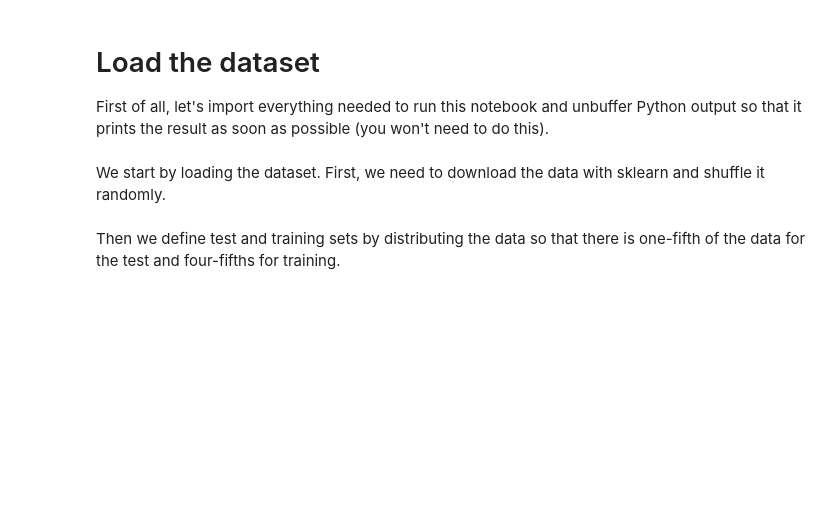
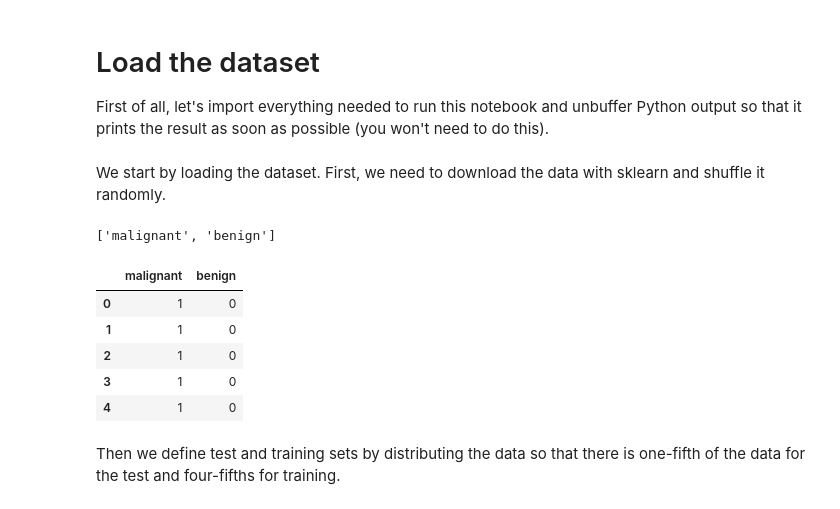
Before and after one commit to HES-XPLAIN/dimlpfidex, a Jupyter notebook: notebooks/breastCancerWisconsin.ipynb, the cells around one changed output. Drawn from its saved outputs; the diff is of its cells as text; code cells hidden in the pictures; blank space fills up the shorter version.

```diff
--- a/notebooks/breastCancerWisconsin.ipynb
+++ b/notebooks/breastCancerWisconsin.ipynb
@@ -84,7 +85,31 @@ sys.stdout = Unbuffered(sys.stdout)
 # %% [markdown]
 We start by loading the dataset. First, we need to download the data with sklearn and shuffle it randomly.
 # %%
-datas, classes = shuffle(datasets.load_breast_cancer().data, datasets.load_breast_cancer().target)
+# datas, classes = shuffle(load_breast_cancer().data, load_breast_cancer().target)
+
+dataset, classes = load_breast_cancer(return_X_y=True, as_frame=True)
+classesLabels = list(load_breast_cancer().target_names)
+print(classesLabels)
+
+
+classes = pd.get_dummies(classes, dtype="uint8")
+
+# rename classes
+classes = classes.rename(
+    columns={
+        classes.columns[0]: classesLabels[0],
+        classes.columns[1]: classesLabels[1],
+    }
+)
+classes.head()
+# %% [output]
+['malignant', 'benign']
+|  | malignant | benign |
+| 0 | 1 | 0 |
+| 1 | 1 | 0 |
+| 2 | 1 | 0 |
+| 3 | 1 | 0 |
+| 4 | 1 | 0 |
 # %% [markdown]
 Then we define test and training sets by distributing the data so that there is one-fifth of the data for the test and four-fifths for training.
 # %%
```
Also changed, not shown: parts of 11 cells of this notebook.
